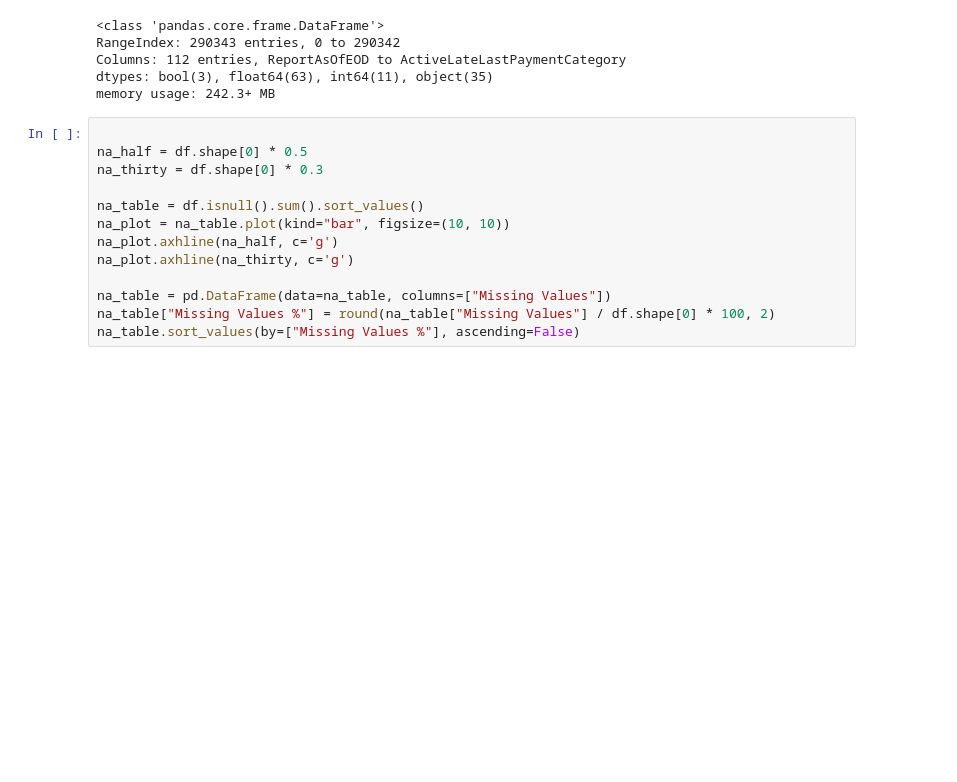
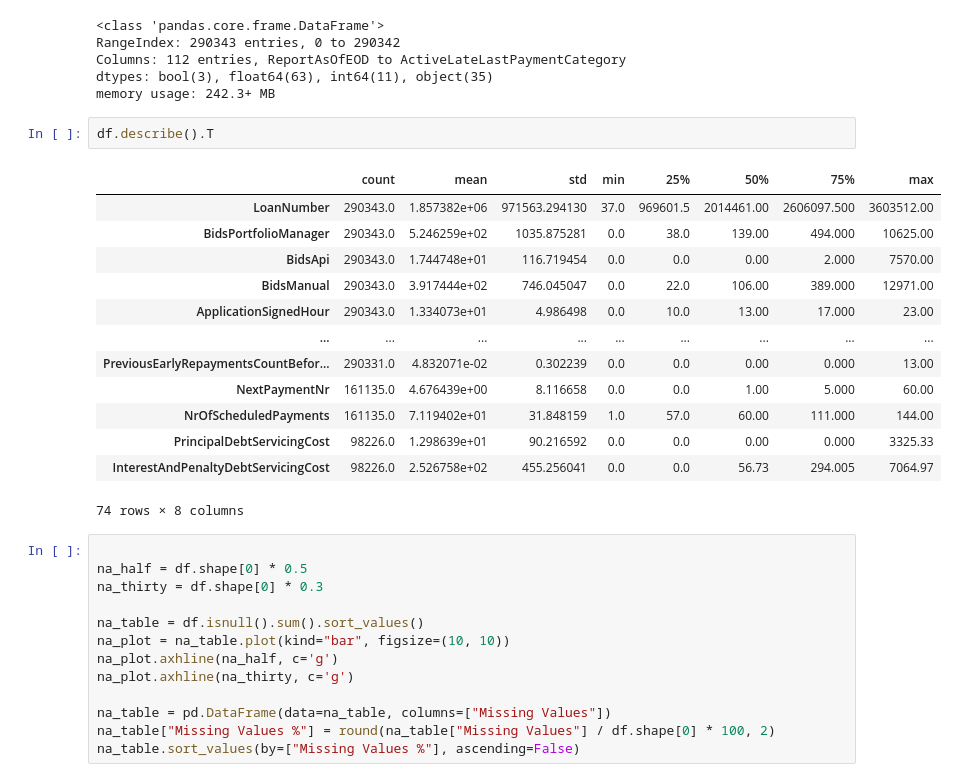
Before and after one commit to dmodzelewski/scoring_model, a Jupyter notebook: scoring_model.ipynb, the cells around one changed output. Cells and saved outputs as stored; diff of their text form; blank space fills up the shorter version.

```diff
--- a/scoring_model.ipynb
+++ b/scoring_model.ipynb
@@ -34,6 +34,22 @@ RangeIndex: 290343 entries, 0 to 290342
 Columns: 112 entries, ReportAsOfEOD to ActiveLateLastPaymentCategory
 dtypes: bool(3), float64(63), int64(11), object(35)
 memory usage: 242.3+ MB
+# %%
+df.describe().T
+# %% [output]
+|  | count | mean | std | min | 25% | 50% | 75% | max |
+| LoanNumber | 290343.0 | 1.857382e+06 | 971563.294130 | 37.0 | 969601.5 | 2014461.00 | 2606097.500 | 3603512.00 |
+| BidsPortfolioManager | 290343.0 | 5.246259e+02 | 1035.875281 | 0.0 | 38.0 | 139.00 | 494.000 | 10625.00 |
+| BidsApi | 290343.0 | 1.744748e+01 | 116.719454 | 0.0 | 0.0 | 0.00 | 2.000 | 7570.00 |
+| BidsManual | 290343.0 | 3.917444e+02 | 746.045047 | 0.0 | 22.0 | 106.00 | 389.000 | 12971.00 |
+| ApplicationSignedHour | 290343.0 | 1.334073e+01 | 4.986498 | 0.0 | 10.0 | 13.00 | 17.000 | 23.00 |
+| ... | ... | ... | ... | ... | ... | ... | ... | ... |
+| PreviousEarlyRepaymentsCountBefor... | 290331.0 | 4.832071e-02 | 0.302239 | 0.0 | 0.0 | 0.00 | 0.000 | 13.00 |
+| NextPaymentNr | 161135.0 | 4.676439e+00 | 8.116658 | 0.0 | 0.0 | 1.00 | 5.000 | 60.00 |
+| NrOfScheduledPayments | 161135.0 | 7.119402e+01 | 31.848159 | 1.0 | 57.0 | 60.00 | 111.000 | 144.00 |
+| PrincipalDebtServicingCost | 98226.0 | 1.298639e+01 | 90.216592 | 0.0 | 0.0 | 0.00 | 0.000 | 3325.33 |
+| InterestAndPenaltyDebtServicingCost | 98226.0 | 2.526758e+02 | 455.256041 | 0.0 | 0.0 | 56.73 | 294.005 | 7064.97 |
+74 rows × 8 columns
 # %%
 
 na_half = df.shape[0] * 0.5
```
Also changed, not shown: parts of 4 cells of this notebook.
